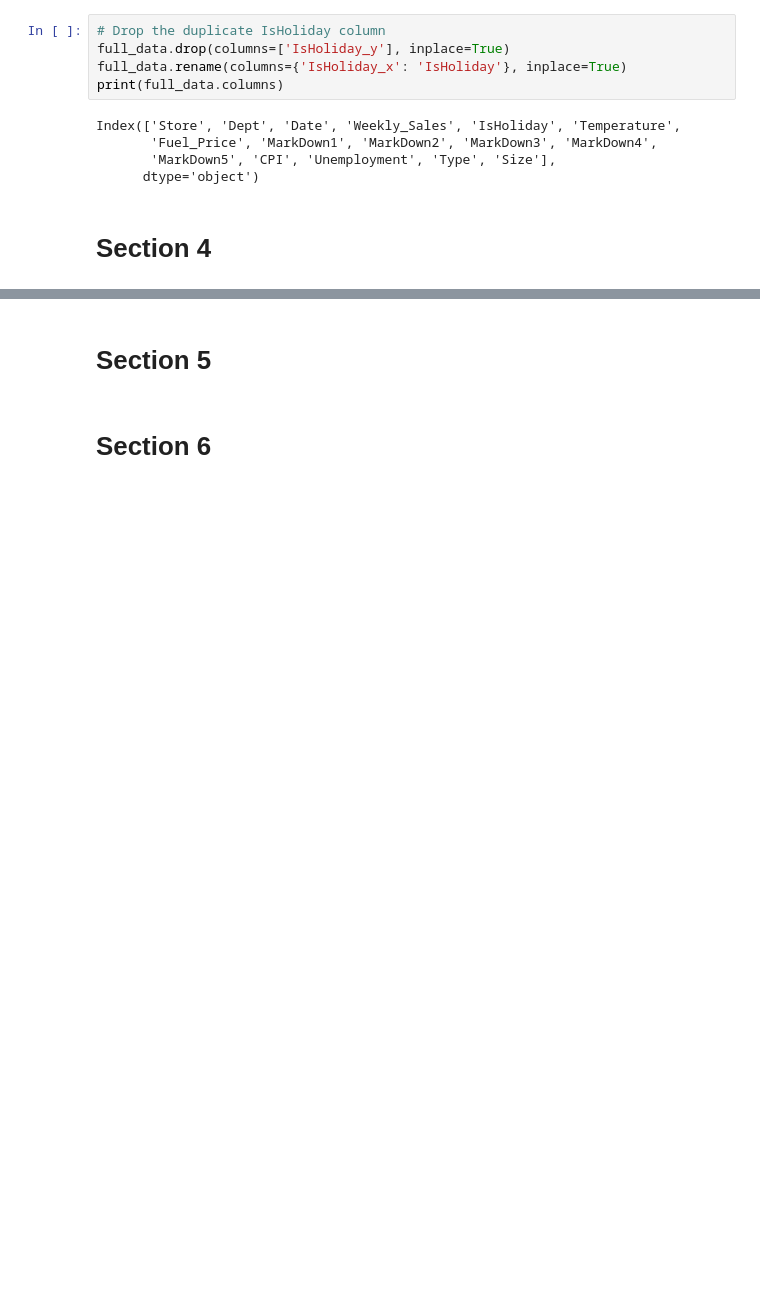
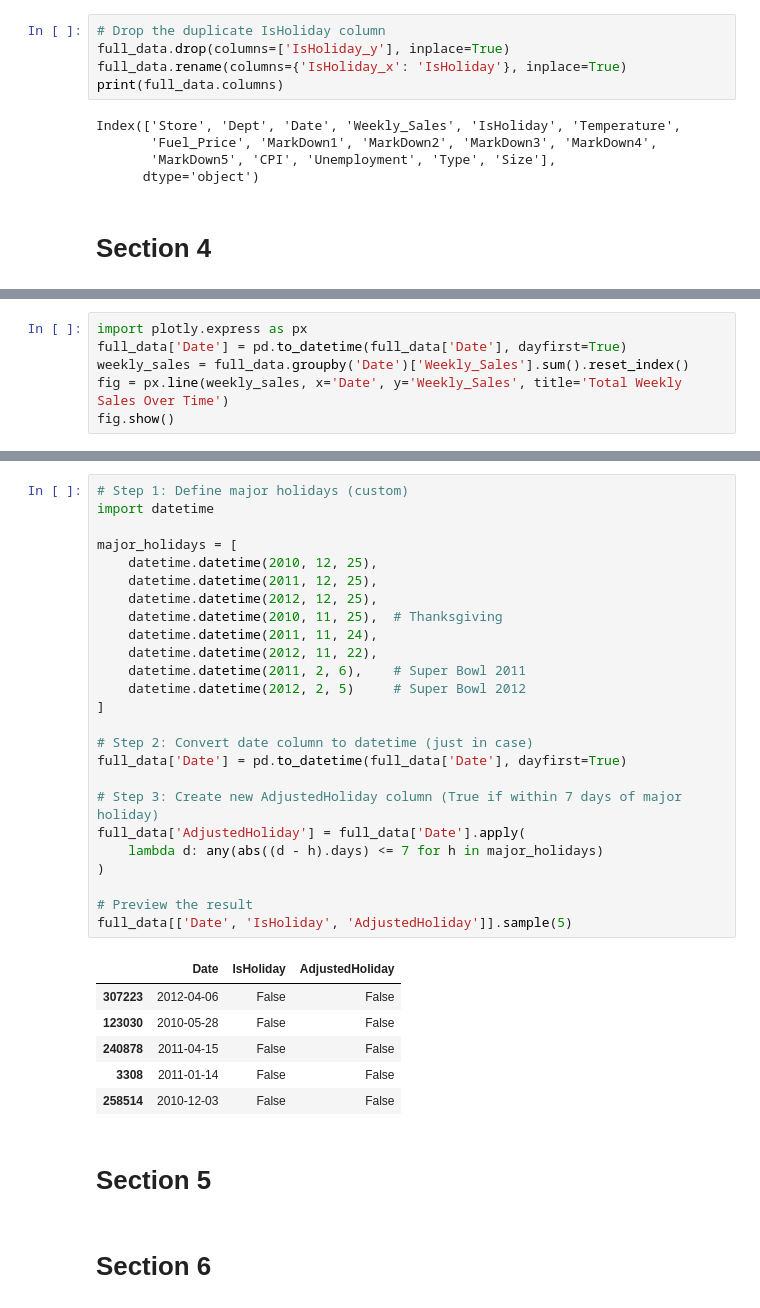
Before and after one commit to Petal-DA/retail_sales_analysis, a Jupyter notebook: jupyter_notebooks/retail_sales_analysis.ipynb, the cells around one changed output, grey strips where cells are left out. Saved outputs shown, nothing was run; the diff lists cells and outputs as text; blank space fills up the shorter version.

Commit message:
Add AdjustedHoliday column to capture real sales spikes

```diff
--- a/jupyter_notebooks/retail_sales_analysis.ipynb
+++ b/jupyter_notebooks/retail_sales_analysis.ipynb
@@ -253,0 +261,6 @@ Index(['Store', 'Dept', 'Date', 'Weekly_Sales', 'IsHoliday', 'Temperature',
+# %%
+import plotly.express as px
+full_data['Date'] = pd.to_datetime(full_data['Date'], dayfirst=True)
+weekly_sales = full_data.groupby('Date')['Weekly_Sales'].sum().reset_index()
+fig = px.line(weekly_sales, x='Date', y='Weekly_Sales', title='Total Weekly Sales Over Time')
+fig.show()
@@ -254,3 +283,35 @@ Index(['Store', 'Dept', 'Date', 'Weekly_Sales', 'IsHoliday', 'Temperature',
+# %%
+# Step 1: Define major holidays (custom)
+import datetime
+
+major_holidays = [
+    datetime.datetime(2010, 12, 25),
+    datetime.datetime(2011, 12, 25),
+    datetime.datetime(2012, 12, 25),
+    datetime.datetime(2010, 11, 25),  # Thanksgiving
+    datetime.datetime(2011, 11, 24),
+    datetime.datetime(2012, 11, 22),
+    datetime.datetime(2011, 2, 6),    # Super Bowl 2011
+    datetime.datetime(2012, 2, 5)     # Super Bowl 2012
+]
+
+# Step 2: Convert date column to datetime (just in case)
+full_data['Date'] = pd.to_datetime(full_data['Date'], dayfirst=True)
+
+# Step 3: Create new AdjustedHoliday column (True if within 7 days of major holiday)
+full_data['AdjustedHoliday'] = full_data['Date'].apply(
+    lambda d: any(abs((d - h).days) <= 7 for h in major_holidays)
+)
+
+# Preview the result
+full_data[['Date', 'IsHoliday', 'AdjustedHoliday']].sample(5)
+# %% [output]
+|  | Date | IsHoliday | AdjustedHoliday |
+| 307223 | 2012-04-06 | False | False |
+| 123030 | 2010-05-28 | False | False |
+| 240878 | 2011-04-15 | False | False |
+| 3308 | 2011-01-14 | False | False |
+| 258514 | 2010-12-03 | False | False |
 # %% [markdown]
 # Section 5
 # %% [markdown]
```
Also changed, not shown: parts of 8 cells of this notebook, 2 other files.
